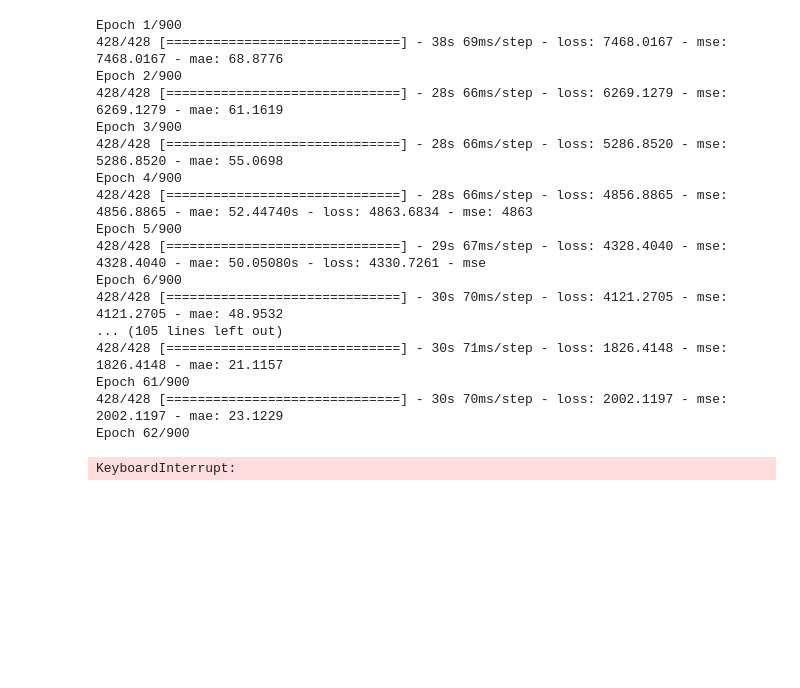
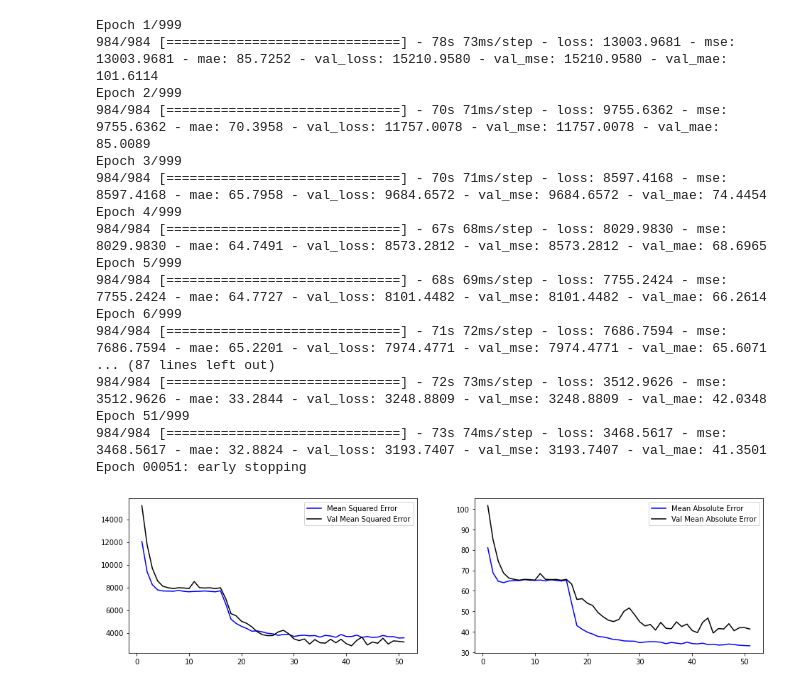
Before and after one commit to MichaelHotaling/Engine_RUL, a Jupyter notebook: Engine Performance.ipynb, the cells around one changed output. Cells and saved outputs as stored; diff of their text form; code cells hidden in the pictures; blank space fills up the shorter version.

```diff
--- a/Engine Performance.ipynb
+++ b/Engine Performance.ipynb
@@ -218,0 +250,3 @@ y_train.shape
+# %%
+y_test = get_y_slices(test_df)
+y_test.shape
@@ -219,14 +255,14 @@ y_train.shape
 # %%
-X_train = MinMaxScaler().fit_transform(X_train.reshape(-1, X_train.shape[-1])).reshape(X_train.shape)
-
 model = Sequential()
-model.add(LSTM(input_shape=(50, 45), units=100, return_sequences=True))
-#model.add(Dropout(0.2))
+model.add(LSTM(input_shape=(X_train.shape[1], X_train.shape[2]), units=100, return_sequences=True))
+model.add(Dropout(0.2))
 model.add(LSTM(units=50, return_sequences=True))
-#model.add(Dropout(0.2))
+model.add(Dropout(0.2))
+model.add(LSTM(units=30, return_sequences=True))
+model.add(Dropout(0.2))
 model.add(LSTM(units=25, return_sequences=False))
-#model.add(Dropout(0.2))
-model.add(Dense(units=1, name="dense_0"))
+model.add(Dropout(0.2))
+model.add(Dense(units=1))
 model.add(Dropout(0.2))
 model.add(Activation("linear"))
 
@@ -255,23 +288,32 @@ Trainable params: 96,226
 Non-trainable params: 0
 _________________________________________________________________
+# %%
+es = EarlyStopping(monitor='val_mse',
+                   patience=10,
+                   verbose=True)
 # %%
-history = model.fit(X_train,y_train,epochs=900)
+history = model.fit(X_train,
+                    y_train,
+                    epochs=999,
+                    validation_data=(X_test,
+                                     y_test),
+
+                    callbacks=[es])
 # %% [output]
-Epoch 1/900
-428/428 [==============================] - 38s 69ms/step - loss: 7468.0167 - mse: 7468.0167 - mae: 68.8776
-Epoch 2/900
-428/428 [==============================] - 28s 66ms/step - loss: 6269.1279 - mse: 6269.1279 - mae: 61.1619
-Epoch 3/900
-428/428 [==============================] - 28s 66ms/step - loss: 5286.8520 - mse: 5286.8520 - mae: 55.0698
-Epoch 4/900
-428/428 [==============================] - 28s 66ms/step - loss: 4856.8865 - mse: 4856.8865 - mae: 52.44740s - loss: 4863.6834 - mse: 4863
-Epoch 5/900
-428/428 [==============================] - 29s 67ms/step - loss: 4328.4040 - mse: 4328.4040 - mae: 50.05080s - loss: 4330.7261 - mse
-Epoch 6/900
-428/428 [==============================] - 30s 70ms/step - loss: 4121.2705 - mse: 4121.2705 - mae: 48.9532
-... (105 lines left out)
-428/428 [==============================] - 30s 71ms/step - loss: 1826.4148 - mse: 1826.4148 - mae: 21.1157
-Epoch 61/900
-428/428 [==============================] - 30s 70ms/step - loss: 2002.1197 - mse: 2002.1197 - mae: 23.1229
-Epoch 62/900
+Epoch 1/999
+984/984 [==============================] - 78s 73ms/step - loss: 13003.9681 - mse: 13003.9681 - mae: 85.7252 - val_loss: 15210.9580 - val_mse: 15210.9580 - val_mae: 101.6114
+Epoch 2/999
+984/984 [==============================] - 70s 71ms/step - loss: 9755.6362 - mse: 9755.6362 - mae: 70.3958 - val_loss: 11757.0078 - val_mse: 11757.0078 - val_mae: 85.0089
+Epoch 3/999
+984/984 [==============================] - 70s 71ms/step - loss: 8597.4168 - mse: 8597.4168 - mae: 65.7958 - val_loss: 9684.6572 - val_mse: 9684.6572 - val_mae: 74.4454
+Epoch 4/999
+984/984 [==============================] - 67s 68ms/step - loss: 8029.9830 - mse: 8029.9830 - mae: 64.7491 - val_loss: 8573.2812 - val_mse: 8573.2812 - val_mae: 68.6965
+Epoch 5/999
+984/984 [==============================] - 68s 69ms/step - loss: 7755.2424 - mse: 7755.2424 - mae: 64.7727 - val_loss: 8101.4482 - val_mse: 8101.4482 - val_mae: 66.2614
+Epoch 6/999
+984/984 [==============================] - 71s 72ms/step - loss: 7686.7594 - mse: 7686.7594 - mae: 65.2201 - val_loss: 7974.4771 - val_mse: 7974.4771 - val_mae: 65.6071
+... (87 lines left out)
+984/984 [==============================] - 72s 73ms/step - loss: 3512.9626 - mse: 3512.9626 - mae: 33.2844 - val_loss: 3248.8809 - val_mse: 3248.8809 - val_mae: 42.0348
+Epoch 51/999
+984/984 [==============================] - 73s 74ms/step - loss: 3468.5617 - mse: 3468.5617 - mae: 32.8824 - val_loss: 3193.7407 - val_mse: 3193.7407 - val_mae: 41.3501
+Epoch 00051: early stopping
-KeyboardInterrupt:
@@ -281,0 +320,11 @@ plt.scatter(model.predict(X_train).reshape(X.shape[0]), rul)
+# %%
+fig, [ax1, ax2] = plt.subplots(1,2, figsize=(16,4))
+
+ax1.plot(np.arange(1,len(history.history['loss']) + 1), history.history['loss'], color = 'blue', label = 'Mean Squared Error')
+ax1.plot(np.arange(1,len(history.history['val_loss']) + 1), history.history['val_loss'], color = 'black', label = 'Val Mean Squared Error')
+ax1.legend()
+ax2.plot(np.arange(1,len(history.history['mae']) + 1), history.history['mae'], color = 'blue', label = 'Mean Absolute Error')
+ax2.plot(np.arange(1,len(history.history['val_mae']) + 1), history.history['val_mae'], color = 'black', label = 'Val Mean Absolute Error')
+ax2.legend();
+# %% [output]
+[figure, added]
```
Also changed, not shown: parts of 37 cells of this notebook.
